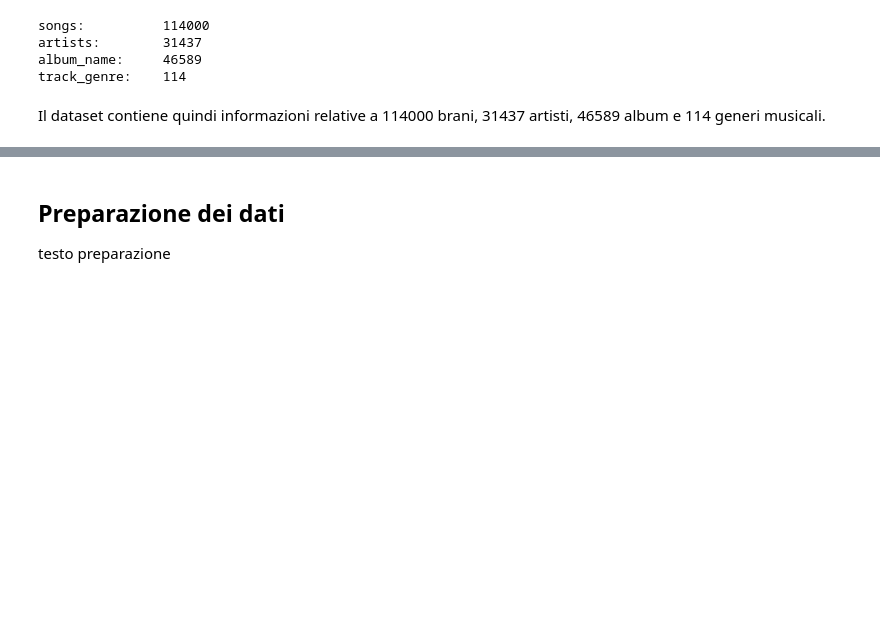
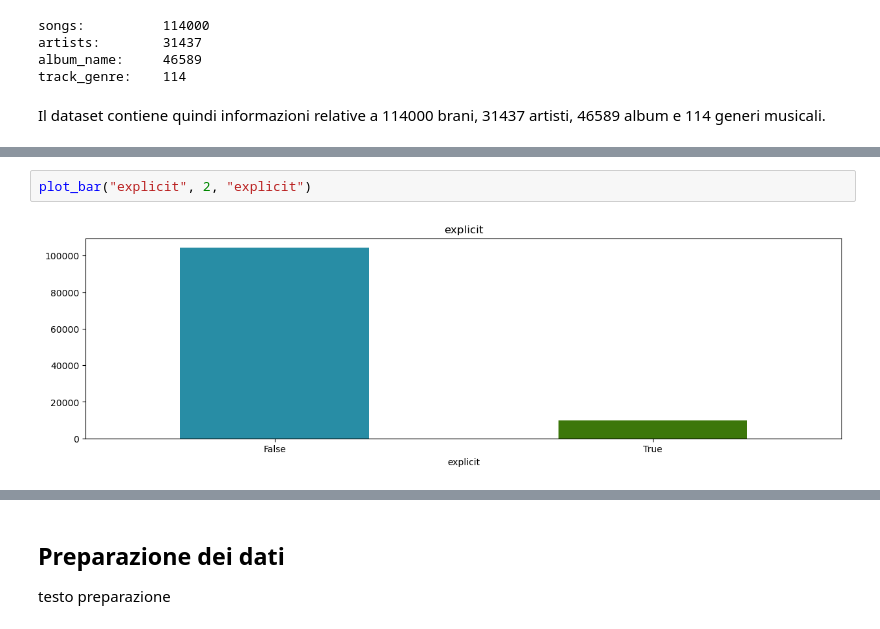
Before and after one commit to PADIprojects/Spotify-Track-Popularity-Prediction, a Jupyter notebook: previsionePopolaritàCanzoni.ipynb, the cells around one changed output, grey strips where cells are left out. Drawn from its saved outputs; the diff is of its cells as text; blank space fills up the shorter version.

```diff
--- a/previsionePopolaritàCanzoni.ipynb
+++ b/previsionePopolaritàCanzoni.ipynb
@@ -106,0 +134,4 @@ plot_bar("artists", 20, "Artistiii")
+# %%
+plot_bar("explicit", 2, "explicit")
+# %% [output]
+[figure, added]
```
Also changed, not shown: parts of 17 cells of this notebook.
